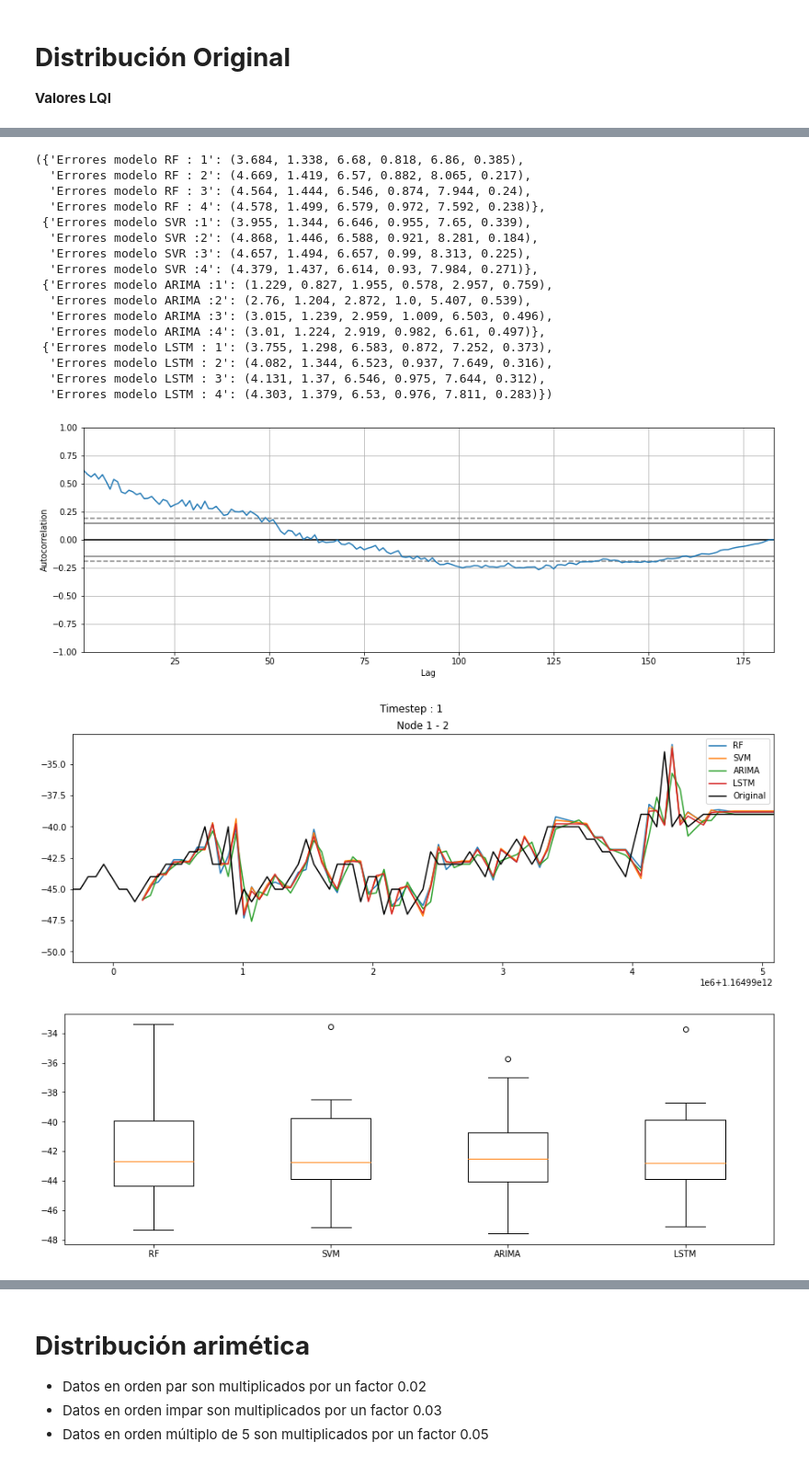
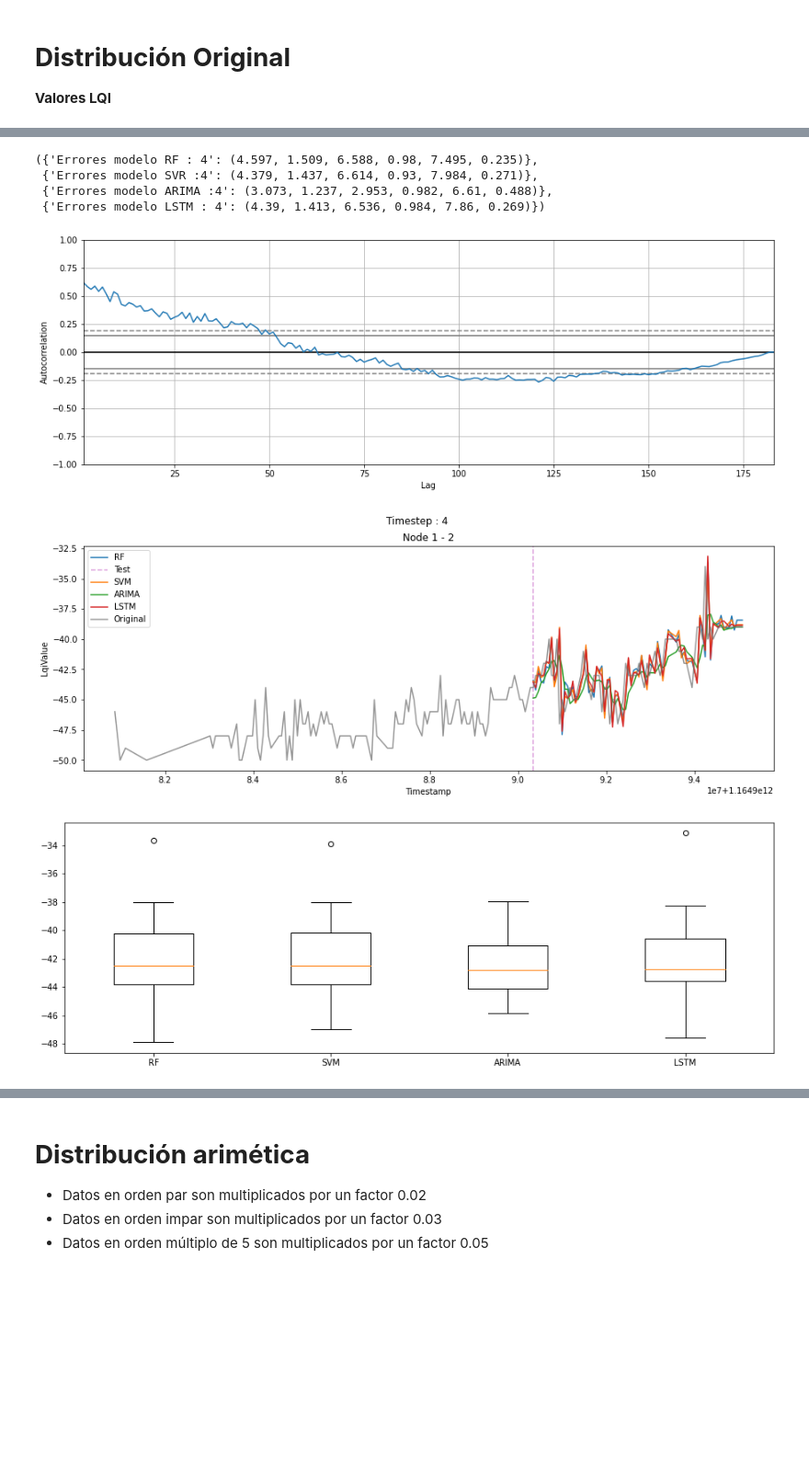
Before and after one commit to juandmantilla/Prediccion-LQI-RSSI-series-de-tiempo, a Jupyter notebook: Experimentos.ipynb, the cells around one changed output, grey strips where cells are left out. Shown at 92% size. Cells and saved outputs as stored; diff of their text form; code cells hidden in the pictures; blank space fills up the shorter version.

```diff
--- a/Experimentos.ipynb
+++ b/Experimentos.ipynb
@@ -1020,8 +1031,10 @@ SrcNode = 2
 indicador = "LqiValue"
 numNeuronas = 32
 epocas = 32
+porcentajePrueba = 0.4  # <---
+pasosHistoricos = 4
 
-ejecutarModelos(False, False, path, nodeId, SrcNode, indicador, numNeuronas, epocas)
+ejecutarModelos(False, False, path, nodeId, SrcNode, indicador, numNeuronas, epocas, porcentajePrueba, pasosHistoricos)
 # %% [output]
 ---------------------- DICKEY - FULLER ----------------------
 ADF Estadistico: -1.477276
@@ -1101,31 +1076,19 @@ Valores críticos
 # %%
-ejecutarModelos(True, True, path, nodeId, SrcNode, indicador, numNeuronas, epocas)
+ejecutarModelos(True, True, path, nodeId, SrcNode, indicador, numNeuronas, epocas, porcentajePrueba, pasosHistoricos)
 # %% [output]
 ---------------------- DICKEY - FULLER ----------------------
 ADF Estadistico: -1.477276
 Valor p: 0.544721
 Valores críticos
         1%: -3.46873
         5%: -2.87840
         10%: -2.57576
 -------------------------------------------------------------
 ---------------------SERIE DE DIFERENCIAS Y PROMEDIADAS-----------------
-({'Errores modelo RF : 1': (3.684, 1.338, 6.68, 0.818, 6.86, 0.385),
-  'Errores modelo RF : 2': (4.669, 1.419, 6.57, 0.882, 8.065, 0.217),
-  'Errores modelo RF : 3': (4.564, 1.444, 6.546, 0.874, 7.944, 0.24),
-  'Errores modelo RF : 4': (4.578, 1.499, 6.579, 0.972, 7.592, 0.238)},
- {'Errores modelo SVR :1': (3.955, 1.344, 6.646, 0.955, 7.65, 0.339),
-  'Errores modelo SVR :2': (4.868, 1.446, 6.588, 0.921, 8.281, 0.184),
-  'Errores modelo SVR :3': (4.657, 1.494, 6.657, 0.99, 8.313, 0.225),
-  'Errores modelo SVR :4': (4.379, 1.437, 6.614, 0.93, 7.984, 0.271)},
- {'Errores modelo ARIMA :1': (1.229, 0.827, 1.955, 0.578, 2.957, 0.759),
-  'Errores modelo ARIMA :2': (2.76, 1.204, 2.872, 1.0, 5.407, 0.539),
-  'Errores modelo ARIMA :3': (3.015, 1.239, 2.959, 1.009, 6.503, 0.496),
-  'Errores modelo ARIMA :4': (3.01, 1.224, 2.919, 0.982, 6.61, 0.497)},
- {'Errores modelo LSTM : 1': (3.755, 1.298, 6.583, 0.872, 7.252, 0.373),
-  'Errores modelo LSTM : 2': (4.082, 1.344, 6.523, 0.937, 7.649, 0.316),
-  'Errores modelo LSTM : 3': (4.131, 1.37, 6.546, 0.975, 7.644, 0.312),
-  'Errores modelo LSTM : 4': (4.303, 1.379, 6.53, 0.976, 7.811, 0.283)})
+({'Errores modelo RF : 4': (4.597, 1.509, 6.588, 0.98, 7.495, 0.235)},
+ {'Errores modelo SVR :4': (4.379, 1.437, 6.614, 0.93, 7.984, 0.271)},
+ {'Errores modelo ARIMA :4': (3.073, 1.237, 2.953, 0.982, 6.61, 0.488)},
+ {'Errores modelo LSTM : 4': (4.39, 1.413, 6.536, 0.984, 7.86, 0.269)})
 [figure]
-[figure, old version]
+[figure, new version]
-[figure, old version]
+[figure, new version]
```
Also changed, not shown: parts of 20 cells of this notebook.
